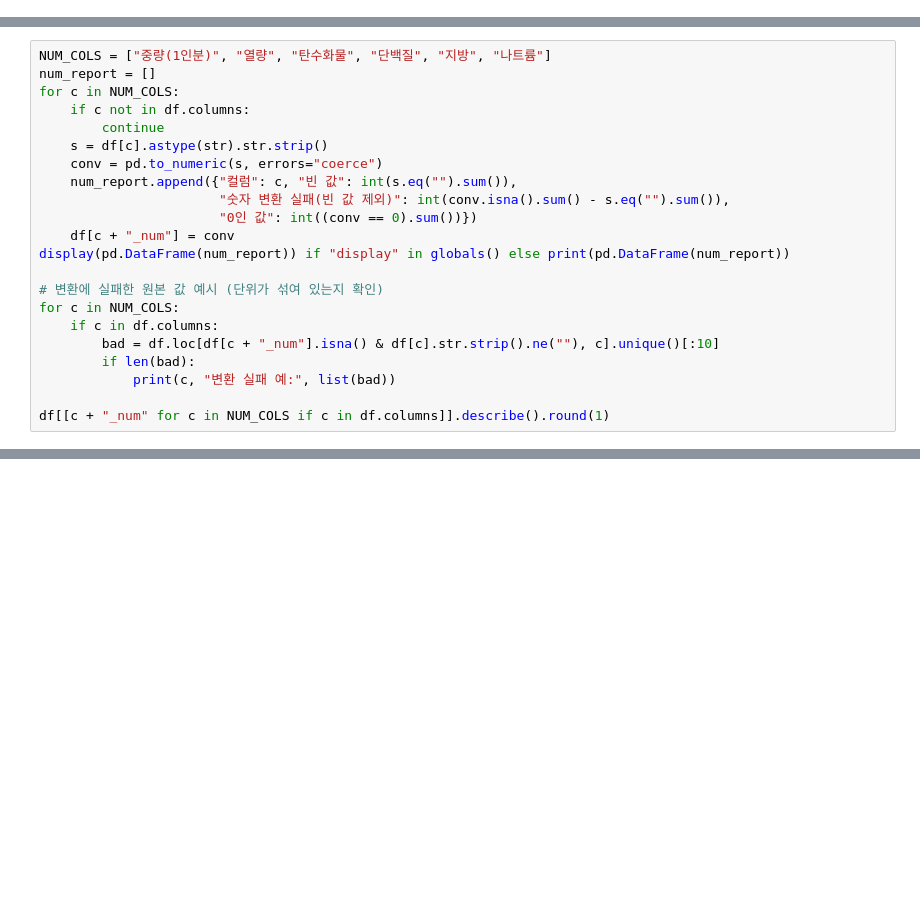
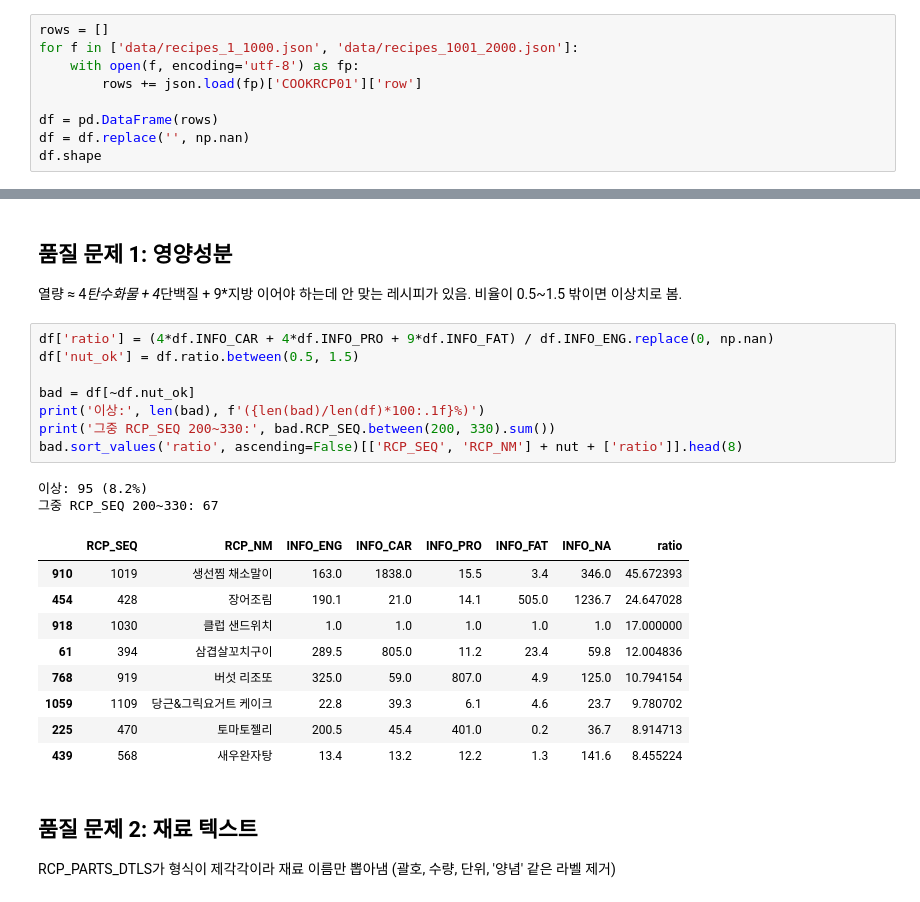
Before and after one commit to choissu0406/fridge-recipe-recommender, a Jupyter notebook: data_exploration.ipynb, the cells around one changed output, grey strips where cells are left out. Saved outputs shown, nothing was run; the diff lists cells and outputs as text; blank space fills up the shorter version.

```diff
--- a/data_exploration.ipynb
+++ b/data_exploration.ipynb
@@ -41,0 +15,9 @@ API_KEY = os.environ.get("FOOD_API_KEY", "")
+# %%
+rows = []
+for f in ['data/recipes_1_1000.json', 'data/recipes_1001_2000.json']:
+    with open(f, encoding='utf-8') as fp:
+        rows += json.load(fp)['COOKRCP01']['row']
+
+df = pd.DataFrame(rows)
+df = df.replace('', np.nan)
+df.shape
@@ -123,22 +120,0 @@ df.loc[dup_name, ["일련번호", "메뉴명", "요리종류", "열량"]].sort_v
-# %%
-NUM_COLS = ["중량(1인분)", "열량", "탄수화물", "단백질", "지방", "나트륨"]
-num_report = []
-for c in NUM_COLS:
-    if c not in df.columns:
-        continue
-    s = df[c].astype(str).str.strip()
-    conv = pd.to_numeric(s, errors="coerce")
-    num_report.append({"컬럼": c, "빈 값": int(s.eq("").sum()),
-                       "숫자 변환 실패(빈 값 제외)": int(conv.isna().sum() - s.eq("").sum()),
-                       "0인 값": int((conv == 0).sum())})
-    df[c + "_num"] = conv
-display(pd.DataFrame(num_report)) if "display" in globals() else print(pd.DataFrame(num_report))
-
-# 변환에 실패한 원본 값 예시 (단위가 섞여 있는지 확인)
-for c in NUM_COLS:
-    if c in df.columns:
-        bad = df.loc[df[c + "_num"].isna() & df[c].str.strip().ne(""), c].unique()[:10]
-        if len(bad):
-            print(c, "변환 실패 예:", list(bad))
-
-df[[c + "_num" for c in NUM_COLS if c in df.columns]].describe().round(1)
@@ -153,0 +142,26 @@ print(df["조리방법"].value_counts())
+# %% [markdown]
+## 품질 문제 1: 영양성분
+열량 ≈ 4*탄수화물 + 4*단백질 + 9*지방 이어야 하는데 안 맞는 레시피가 있음. 비율이 0.5~1.5 밖이면 이상치로 봄.
+# %%
+df['ratio'] = (4*df.INFO_CAR + 4*df.INFO_PRO + 9*df.INFO_FAT) / df.INFO_ENG.replace(0, np.nan)
+df['nut_ok'] = df.ratio.between(0.5, 1.5)
+
+bad = df[~df.nut_ok]
+print('이상:', len(bad), f'({len(bad)/len(df)*100:.1f}%)')
+print('그중 RCP_SEQ 200~330:', bad.RCP_SEQ.between(200, 330).sum())
+bad.sort_values('ratio', ascending=False)[['RCP_SEQ', 'RCP_NM'] + nut + ['ratio']].head(8)
+# %% [output]
+이상: 95 (8.2%)
+그중 RCP_SEQ 200~330: 67
+|  | RCP_SEQ | RCP_NM | INFO_ENG | INFO_CAR | INFO_PRO | INFO_FAT | INFO_NA | ratio |
+| 910 | 1019 | 생선찜 채소말이 | 163.0 | 1838.0 | 15.5 | 3.4 | 346.0 | 45.672393 |
+| 454 | 428 | 장어조림 | 190.1 | 21.0 | 14.1 | 505.0 | 1236.7 | 24.647028 |
+| 918 | 1030 | 클럽 샌드위치 | 1.0 | 1.0 | 1.0 | 1.0 | 1.0 | 17.000000 |
+| 61 | 394 | 삼겹살꼬치구이 | 289.5 | 805.0 | 11.2 | 23.4 | 59.8 | 12.004836 |
+| 768 | 919 | 버섯 리조또 | 325.0 | 59.0 | 807.0 | 4.9 | 125.0 | 10.794154 |
+| 1059 | 1109 | 당근&그릭요거트 케이크 | 22.8 | 39.3 | 6.1 | 4.6 | 23.7 | 9.780702 |
+| 225 | 470 | 토마토젤리 | 200.5 | 45.4 | 401.0 | 0.2 | 36.7 | 8.914713 |
+| 439 | 568 | 새우완자탕 | 13.4 | 13.2 | 12.2 | 1.3 | 141.6 | 8.455224 |
+# %% [markdown]
+## 품질 문제 2: 재료 텍스트
+RCP_PARTS_DTLS가 형식이 제각각이라 재료 이름만 뽑아냄 (괄호, 수량, 단위, '양념' 같은 라벨 제거)
```
Also changed, not shown: parts of 50 cells of this notebook, 3 other files.
